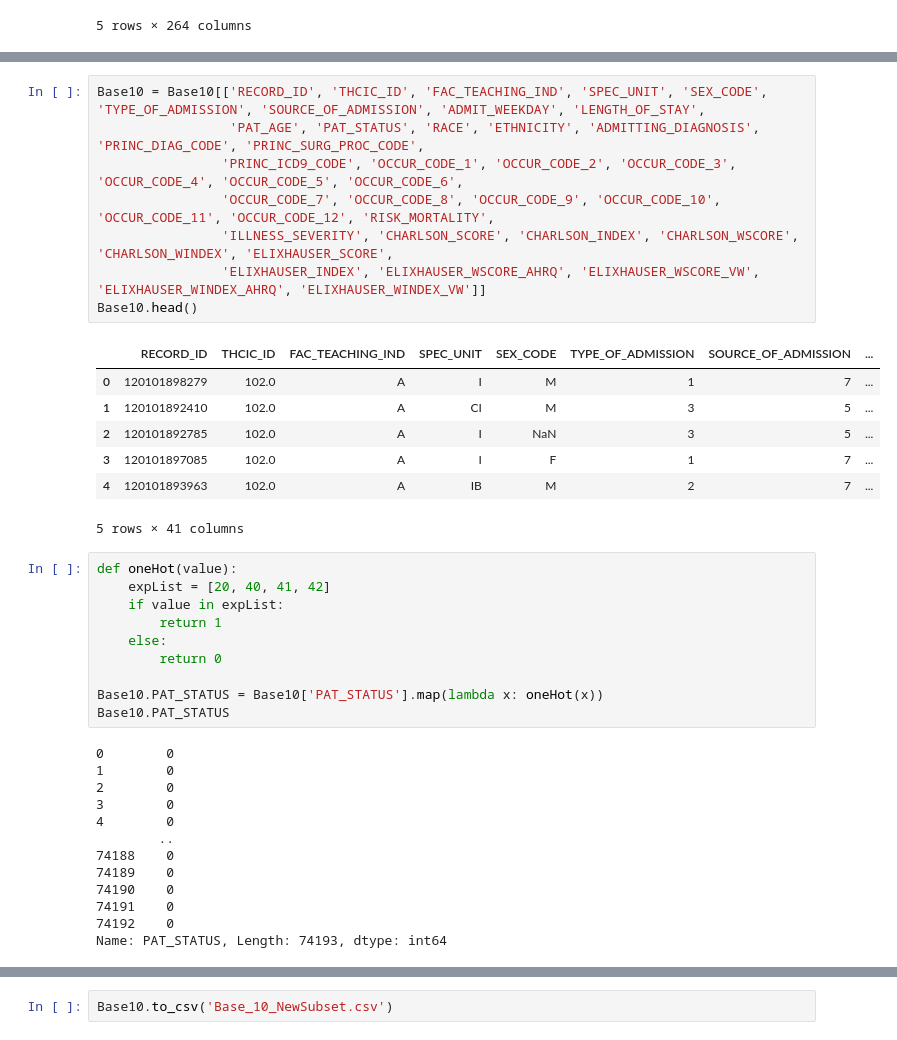
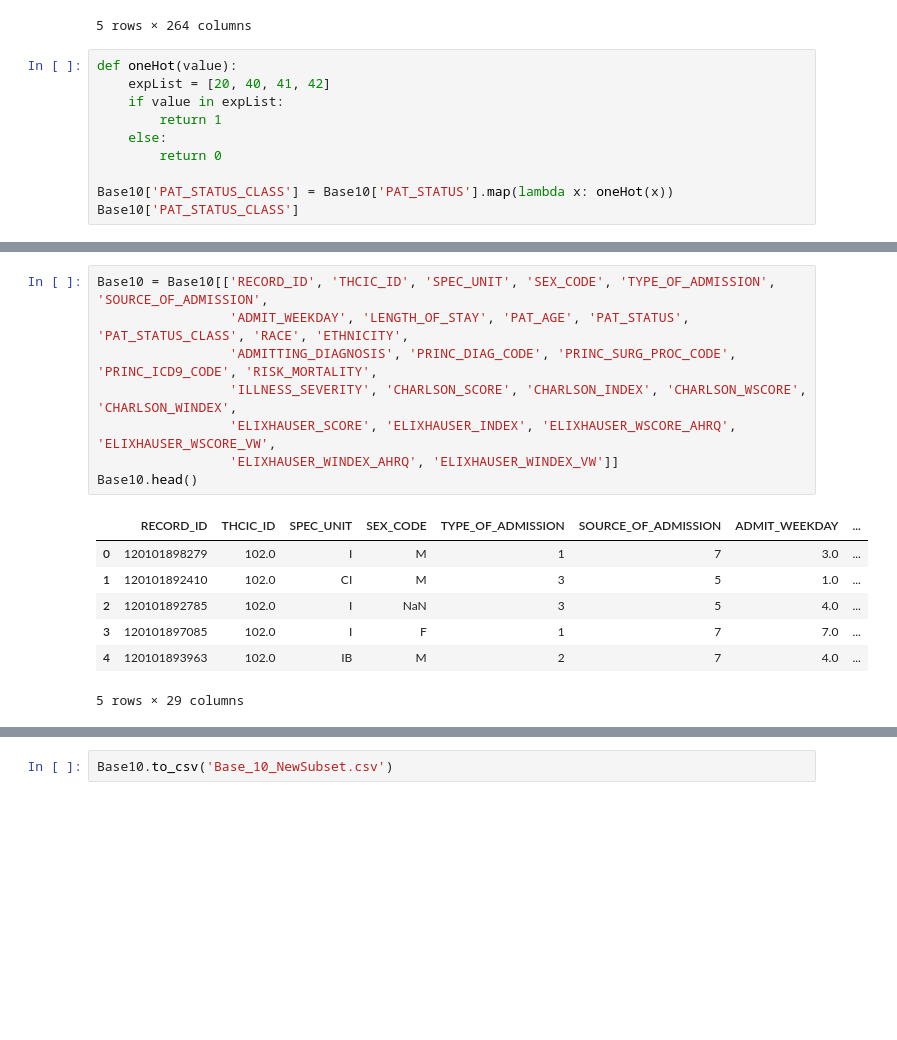
Before and after one commit to aakula7/Surgical-Mortality-Prediction, a Jupyter notebook: 2010/2010 New Base Subsetting.ipynb, the cells around one changed output, grey strips where cells are left out. Drawn from its saved outputs; the diff is of its cells as text; blank space fills up the shorter version.

```diff
--- a/2010/2010 New Base Subsetting.ipynb
+++ b/2010/2010 New Base Subsetting.ipynb
@@ -192,3 +192,13 @@ Base10.head()
 | 3 | 2010Q1 | 102.0 | A | NaN | NaN | NaN | ... |
 | 4 | 2010Q1 | 102.0 | A | NaN | NaN | NaN | ... |
 5 rows × 264 columns
+# %%
+def oneHot(value):
+    expList = [20, 40, 41, 42]
+    if value in expList:
+        return 1
+    else:
+        return 0
+
+Base10['PAT_STATUS_CLASS'] = Base10['PAT_STATUS'].map(lambda x: oneHot(x))
+Base10['PAT_STATUS_CLASS']
@@ -195,39 +218,16 @@ Base10.head()
 # %%
-Base10 = Base10[['RECORD_ID', 'THCIC_ID', 'FAC_TEACHING_IND', 'SPEC_UNIT', 'SEX_CODE', 'TYPE_OF_ADMISSION', 'SOURCE_OF_ADMISSION', 'ADMIT_WEEKDAY', 'LENGTH_OF_STAY',
-                 'PAT_AGE', 'PAT_STATUS', 'RACE', 'ETHNICITY', 'ADMITTING_DIAGNOSIS', 'PRINC_DIAG_CODE', 'PRINC_SURG_PROC_CODE',
-                'PRINC_ICD9_CODE', 'OCCUR_CODE_1', 'OCCUR_CODE_2', 'OCCUR_CODE_3', 'OCCUR_CODE_4', 'OCCUR_CODE_5', 'OCCUR_CODE_6',
-                'OCCUR_CODE_7', 'OCCUR_CODE_8', 'OCCUR_CODE_9', 'OCCUR_CODE_10', 'OCCUR_CODE_11', 'OCCUR_CODE_12', 'RISK_MORTALITY',
-                'ILLNESS_SEVERITY', 'CHARLSON_SCORE', 'CHARLSON_INDEX', 'CHARLSON_WSCORE', 'CHARLSON_WINDEX', 'ELIXHAUSER_SCORE',
-                'ELIXHAUSER_INDEX', 'ELIXHAUSER_WSCORE_AHRQ', 'ELIXHAUSER_WSCORE_VW', 'ELIXHAUSER_WINDEX_AHRQ', 'ELIXHAUSER_WINDEX_VW']]
+Base10 = Base10[['RECORD_ID', 'THCIC_ID', 'SPEC_UNIT', 'SEX_CODE', 'TYPE_OF_ADMISSION', 'SOURCE_OF_ADMISSION',
+                 'ADMIT_WEEKDAY', 'LENGTH_OF_STAY', 'PAT_AGE', 'PAT_STATUS', 'PAT_STATUS_CLASS', 'RACE', 'ETHNICITY',
+                 'ADMITTING_DIAGNOSIS', 'PRINC_DIAG_CODE', 'PRINC_SURG_PROC_CODE', 'PRINC_ICD9_CODE', 'RISK_MORTALITY',
+                 'ILLNESS_SEVERITY', 'CHARLSON_SCORE', 'CHARLSON_INDEX', 'CHARLSON_WSCORE', 'CHARLSON_WINDEX',
+                 'ELIXHAUSER_SCORE', 'ELIXHAUSER_INDEX', 'ELIXHAUSER_WSCORE_AHRQ', 'ELIXHAUSER_WSCORE_VW',
+                 'ELIXHAUSER_WINDEX_AHRQ', 'ELIXHAUSER_WINDEX_VW']]
 Base10.head()
 # %% [output]
-|  | RECORD_ID | THCIC_ID | FAC_TEACHING_IND | SPEC_UNIT | SEX_CODE | TYPE_OF_ADMISSION | SOURCE_OF_ADMISSION | ... |
-| 0 | 120101898279 | 102.0 | A | I | M | 1 | 7 | ... |
-| 1 | 120101892410 | 102.0 | A | CI | M | 3 | 5 | ... |
-| 2 | 120101892785 | 102.0 | A | I | NaN | 3 | 5 | ... |
-| 3 | 120101897085 | 102.0 | A | I | F | 1 | 7 | ... |
-| 4 | 120101893963 | 102.0 | A | IB | M | 2 | 7 | ... |
+|  | RECORD_ID | THCIC_ID | SPEC_UNIT | SEX_CODE | TYPE_OF_ADMISSION | SOURCE_OF_ADMISSION | ADMIT_WEEKDAY | ... |
+| 0 | 120101898279 | 102.0 | I | M | 1 | 7 | 3.0 | ... |
+| 1 | 120101892410 | 102.0 | CI | M | 3 | 5 | 1.0 | ... |
+| 2 | 120101892785 | 102.0 | I | NaN | 3 | 5 | 4.0 | ... |
+| 3 | 120101897085 | 102.0 | I | F | 1 | 7 | 7.0 | ... |
+| 4 | 120101893963 | 102.0 | IB | M | 2 | 7 | 4.0 | ... |
-5 rows × 41 columns
+5 rows × 29 columns
-# %%
-def oneHot(value):
-    expList = [20, 40, 41, 42]
-    if value in expList:
-        return 1
-    else:
-        return 0
-
-Base10.PAT_STATUS = Base10['PAT_STATUS'].map(lambda x: oneHot(x))
-Base10.PAT_STATUS
-# %% [output]
-0        0
-1        0
-2        0
-3        0
-4        0
-        ..
-74188    0
-74189    0
-74190    0
-74191    0
-74192    0
-Name: PAT_STATUS, Length: 74193, dtype: int64
```
Also changed, not shown: parts of 2 cells of this notebook, 6 other files.
